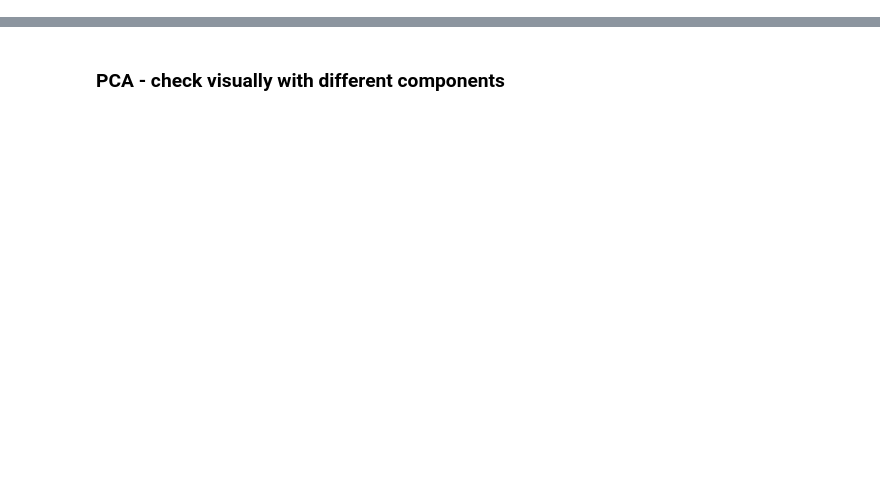
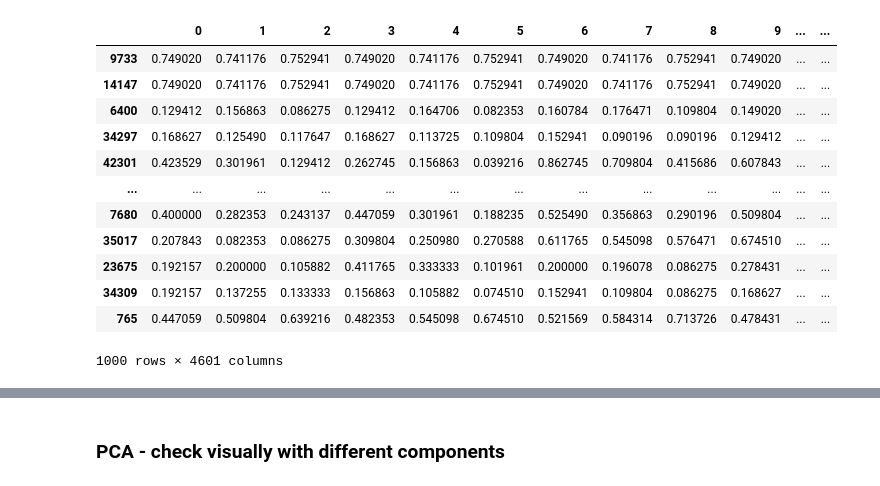
Before and after one commit to seve-26/vincentvanbot, a Jupyter notebook: notebooks/data-retrieval/wga-dataset-julia.ipynb, the cells around one changed output, grey strips where cells are left out. Drawn from its saved outputs; the diff is of its cells as text; code cells hidden in the pictures; blank space fills up the shorter version.

Commit message:
final debugging with Mau. Amendments to data_rec, predict_rec, train_rec and preprocessing files.

```diff
--- a/notebooks/data-retrieval/wga-dataset-julia.ipynb
+++ b/notebooks/data-retrieval/wga-dataset-julia.ipynb
@@ -165,0 +61,4 @@ df_closest_images
+# %%
+pipe = build_pipe_for_categorical()
+df = get_data_locally(nrows=100_000)
+df
@@ -165,0 +79,3 @@ df_closest_images
+# %%
+array_transformed = pipe.fit_transform(df)
+array_transformed
@@ -165,0 +90,5 @@ df_closest_images
+# %%
+column_name = pipe.get_feature_names()
+# %%
+test_df = pd.DataFrame(array_transformed, columns=column_name, index=df.index)
+test_df.loc[765]
@@ -165,0 +108,17 @@ df_closest_images
+# %%
+join_images_db = pd.DataFrame(img_db.join(test_df, lsuffix='_left', rsuffix='_right'))
+join_images_db
+# %% [output]
+|  | 0 | 1 | 2 | 3 | 4 | 5 | 6 | 7 | 8 | 9 | ... | ... |
+| 9733 | 0.749020 | 0.741176 | 0.752941 | 0.749020 | 0.741176 | 0.752941 | 0.749020 | 0.741176 | 0.752941 | 0.749020 | ... | ... |
+| 14147 | 0.749020 | 0.741176 | 0.752941 | 0.749020 | 0.741176 | 0.752941 | 0.749020 | 0.741176 | 0.752941 | 0.749020 | ... | ... |
+| 6400 | 0.129412 | 0.156863 | 0.086275 | 0.129412 | 0.164706 | 0.082353 | 0.160784 | 0.176471 | 0.109804 | 0.149020 | ... | ... |
+| 34297 | 0.168627 | 0.125490 | 0.117647 | 0.168627 | 0.113725 | 0.109804 | 0.152941 | 0.090196 | 0.090196 | 0.129412 | ... | ... |
+| 42301 | 0.423529 | 0.301961 | 0.129412 | 0.262745 | 0.156863 | 0.039216 | 0.862745 | 0.709804 | 0.415686 | 0.607843 | ... | ... |
+| ... | ... | ... | ... | ... | ... | ... | ... | ... | ... | ... | ... | ... |
+| 7680 | 0.400000 | 0.282353 | 0.243137 | 0.447059 | 0.301961 | 0.188235 | 0.525490 | 0.356863 | 0.290196 | 0.509804 | ... | ... |
+| 35017 | 0.207843 | 0.082353 | 0.086275 | 0.309804 | 0.250980 | 0.270588 | 0.611765 | 0.545098 | 0.576471 | 0.674510 | ... | ... |
+| 23675 | 0.192157 | 0.200000 | 0.105882 | 0.411765 | 0.333333 | 0.101961 | 0.200000 | 0.196078 | 0.086275 | 0.278431 | ... | ... |
+| 34309 | 0.192157 | 0.137255 | 0.133333 | 0.156863 | 0.105882 | 0.074510 | 0.152941 | 0.109804 | 0.086275 | 0.168627 | ... | ... |
+| 765 | 0.447059 | 0.509804 | 0.639216 | 0.482353 | 0.545098 | 0.674510 | 0.521569 | 0.584314 | 0.713726 | 0.478431 | ... | ... |
+1000 rows × 4601 columns
```
Also changed, not shown: parts of 42 cells of this notebook, 4 other files.
